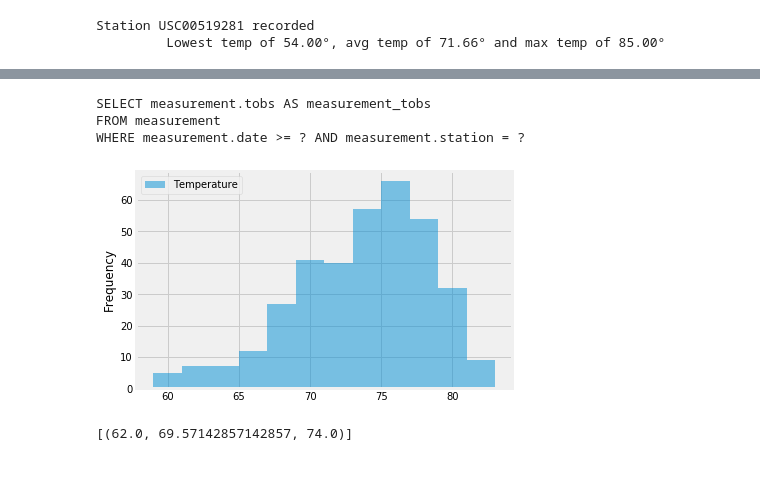
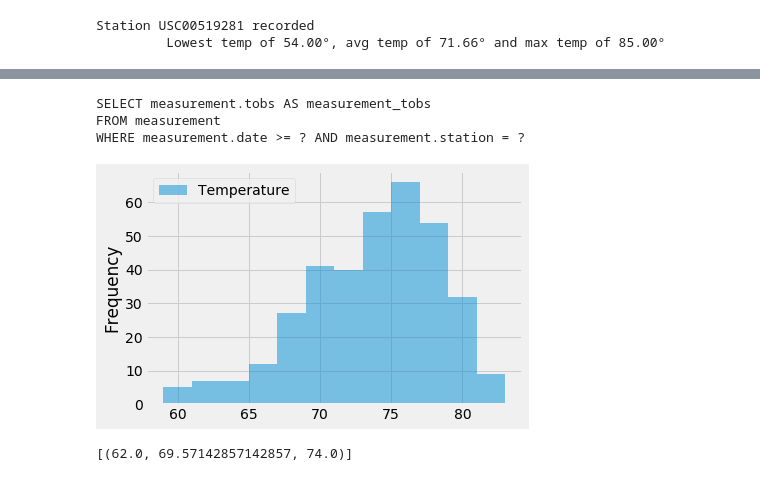
Before and after one commit to MadhukaraBS/BootCamp, a Jupyter notebook: 09-Adv-Data-Storage-Retrieval/climate.ipynb, the cells around one changed output, grey strips where cells are left out. Drawn from its saved outputs; the diff is of its cells as text; code cells hidden in the pictures.

```diff
--- a/09-Adv-Data-Storage-Retrieval/climate.ipynb
+++ b/09-Adv-Data-Storage-Retrieval/climate.ipynb
@@ -84,6 +84,9 @@ from datetime import timedelta as td
 from sqlalchemy import and_
 import matplotlib.dates as mdates
 # %%
+from matplotlib import style
+style.use('fivethirtyeight')
+
 # Design a query to retrieve the last 12 months of precipitation data and plot the results
 last_entry = session.query(Measurement).order_by(Measurement.date.desc())
 
@@ -108,7 +111,7 @@ df.set_index('Date', inplace=True)
 df.sort_index(inplace=True)
 
 # Use Pandas Plotting with Matplotlib to plot the data
-df.plot(alpha=0.75)
+df.plot(alpha=0.75, figsize=(10,7))
 
 # Rotate the xticks for the dates
 # %% [output]
@@ -260,24 +233,26 @@ Station USC00519281 recorded
 # %%
+from matplotlib import style
+style.use('fivethirtyeight')
 last_entry_act_st_q = session.query(Measurement).filter(
     Measurement.station == act_st_id.station).order_by(Measurement.date.desc())
 last_entry = last_entry_act_st_q.first().date
 prev_year = (dt.datetime.strptime(last_entry, "%Y-%m-%d") - td(365)).strftime("%Y-%m-%d")
 temperature_data = session.query(Measurement.tobs).filter(and_(
     Measurement.date >= prev_year,
     Measurement.station == act_st_id.station))
 
 print(temperature_data)
 t_df = pd.DataFrame({'Temperature': [val.tobs for val in temperature_data]})
 n_bins = 12
 
 # We can set the number of bins with the `bins` kwarg
 t_df.plot.hist(alpha=0.5, bins=n_bins)
 plt.show()
 # %% [output]
 SELECT measurement.tobs AS measurement_tobs
 FROM measurement
 WHERE measurement.date >= ? AND measurement.station = ?
-[figure, old version]
+[figure, new version]
 # %%
 # Write a function called `calc_temps` that will accept start date and end date in the format '%Y-%m-%d'
 # and return the minimum, average, and maximum temperatures for that range of dates
```
Also changed, not shown: parts of 21 cells of this notebook.
